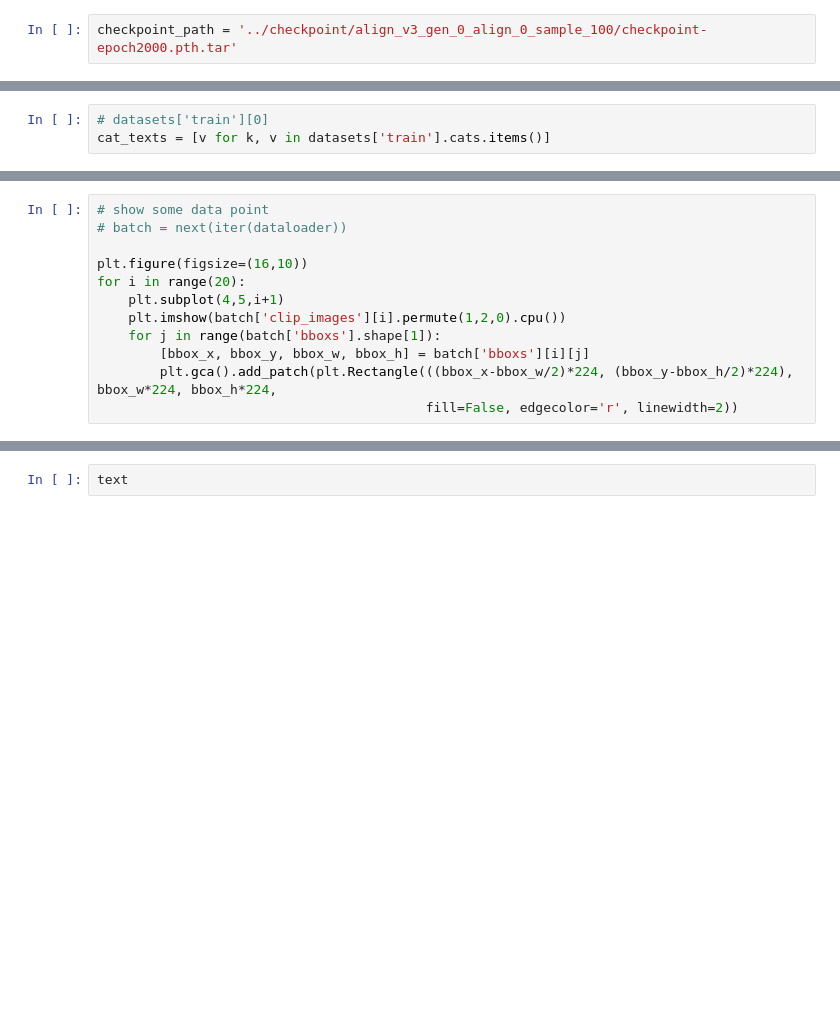
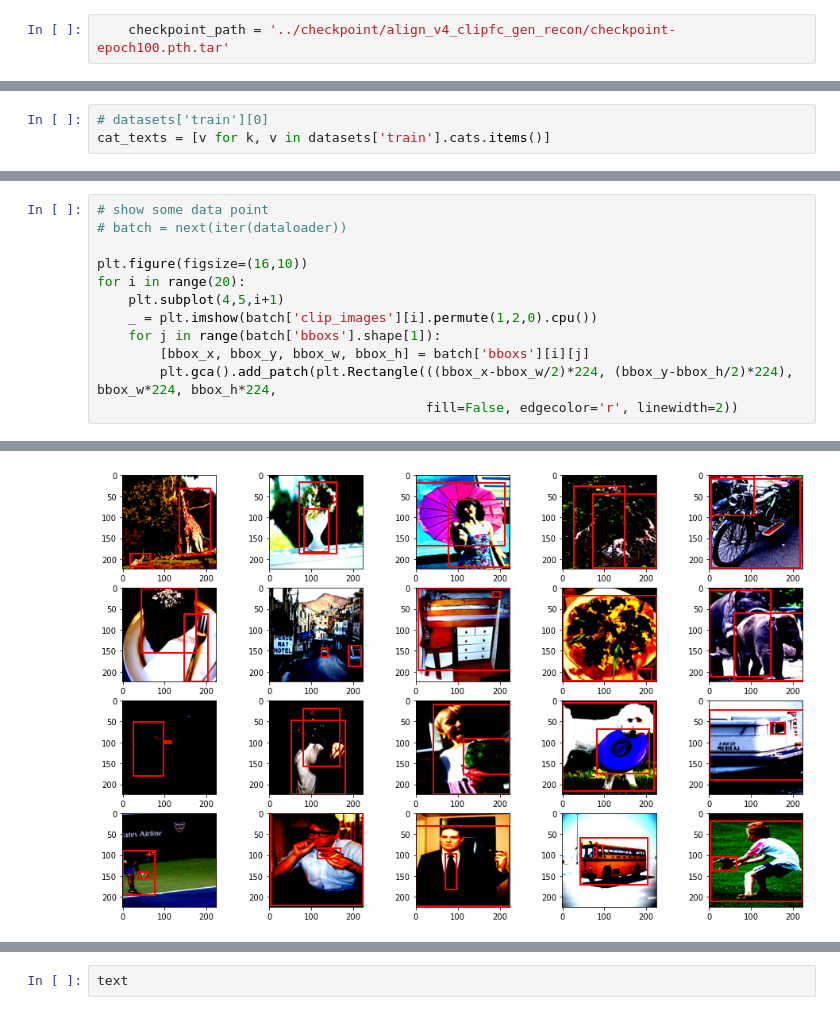
Before and after one commit to guoyw-nju/BoxCLIP, a Jupyter notebook: notebook/v3_model_evaluation.ipynb, the cells around one changed output, grey strips where cells are left out. Cells and saved outputs as stored; diff of their text form; blank space fills up the shorter version.

```diff
--- a/notebook/v3_model_evaluation.ipynb
+++ b/notebook/v3_model_evaluation.ipynb
@@ -15,7 +15,7 @@ import yaml
 import matplotlib.pyplot as plt
 %matplotlib inline
 # %%
-checkpoint_path = '../checkpoint/align_v3_gen_0_align_0_sample_100/checkpoint-epoch2000.pth.tar'
+    checkpoint_path = '../checkpoint/align_v4_clipfc_gen_recon/checkpoint-epoch100.pth.tar'
 # %%
 folder, _ = os.path.split(checkpoint_path)
 opt_path = os.path.join(folder, 'opt.yaml')
@@ -71,34 +95,35 @@ out_cats = model.feat2cat(batch, cat_texts)
 # batch = next(iter(dataloader))
 
 plt.figure(figsize=(16,10))
 for i in range(20):
     plt.subplot(4,5,i+1)
-    plt.imshow(batch['clip_images'][i].permute(1,2,0).cpu())
+    _ = plt.imshow(batch['clip_images'][i].permute(1,2,0).cpu())
     for j in range(batch['bboxs'].shape[1]):
         [bbox_x, bbox_y, bbox_w, bbox_h] = batch['bboxs'][i][j]
         plt.gca().add_patch(plt.Rectangle(((bbox_x-bbox_w/2)*224, (bbox_y-bbox_h/2)*224), bbox_w*224, bbox_h*224,
                                           fill=False, edgecolor='r', linewidth=2))
 # %% [output]
 Clipping input data to the valid range for imshow with RGB data ([0..1] for floats or [0..255] for integers).
 Clipping input data to the valid range for imshow with RGB data ([0..1] for floats or [0..255] for integers).
 Clipping input data to the valid range for imshow with RGB data ([0..1] for floats or [0..255] for integers).
 Clipping input data to the valid range for imshow with RGB data ([0..1] for floats or [0..255] for integers).
 Clipping input data to the valid range for imshow with RGB data ([0..1] for floats or [0..255] for integers).
 Clipping input data to the valid range for imshow with RGB data ([0..1] for floats or [0..255] for integers).
 Clipping input data to the valid range for imshow with RGB data ([0..1] for floats or [0..255] for integers).
 Clipping input data to the valid range for imshow with RGB data ([0..1] for floats or [0..255] for integers).
 Clipping input data to the valid range for imshow with RGB data ([0..1] for floats or [0..255] for integers).
 Clipping input data to the valid range for imshow with RGB data ([0..1] for floats or [0..255] for integers).
 Clipping input data to the valid range for imshow with RGB data ([0..1] for floats or [0..255] for integers).
 Clipping input data to the valid range for imshow with RGB data ([0..1] for floats or [0..255] for integers).
 Clipping input data to the valid range for imshow with RGB data ([0..1] for floats or [0..255] for integers).
 Clipping input data to the valid range for imshow with RGB data ([0..1] for floats or [0..255] for integers).
 Clipping input data to the valid range for imshow with RGB data ([0..1] for floats or [0..255] for integers).
 Clipping input data to the valid range for imshow with RGB data ([0..1] for floats or [0..255] for integers).
 Clipping input data to the valid range for imshow with RGB data ([0..1] for floats or [0..255] for integers).
 Clipping input data to the valid range for imshow with RGB data ([0..1] for floats or [0..255] for integers).
 Clipping input data to the valid range for imshow with RGB data ([0..1] for floats or [0..255] for integers).
 Clipping input data to the valid range for imshow with RGB data ([0..1] for floats or [0..255] for integers).
+[figure, added]
 # %%
 # reconstruction
 # batch = next(iter(dataloader))
```
Also changed, not shown: parts of 9 cells of this notebook, 6 other files.
